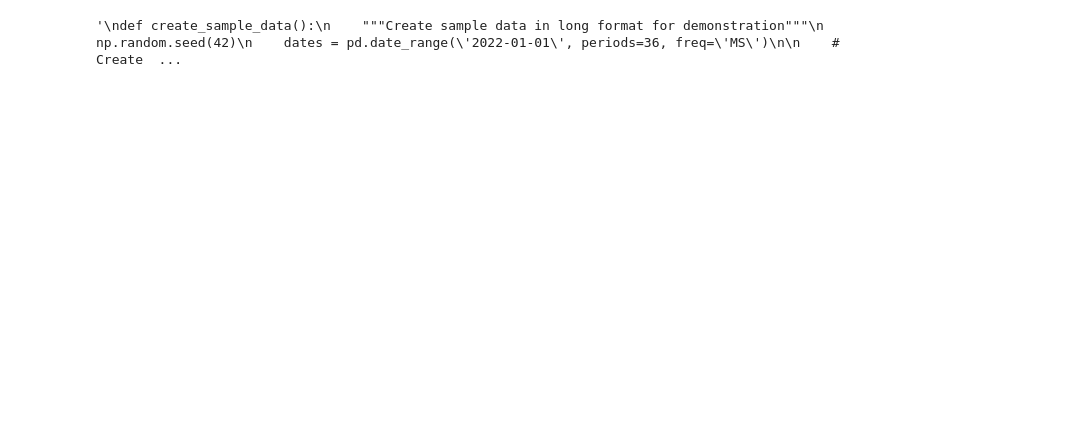
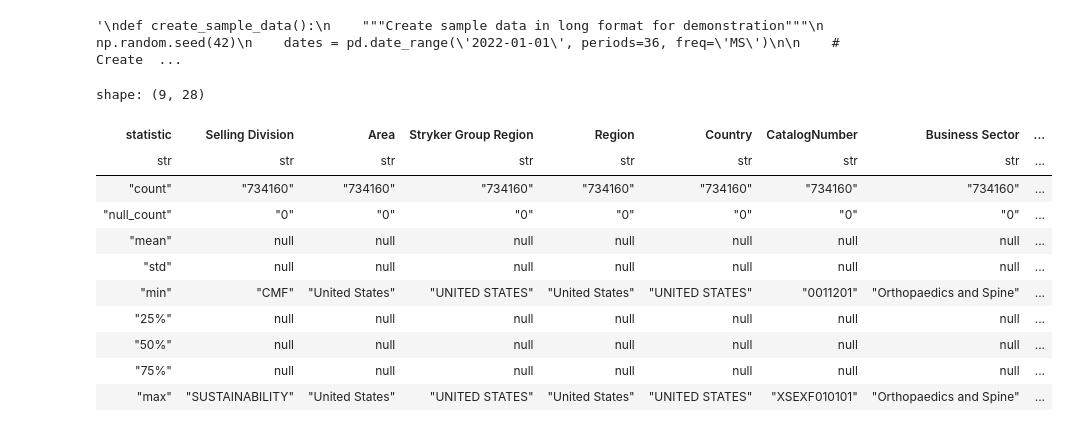
Before and after one commit to mswastik/fcst, a Jupyter notebook: archive/segment.ipynb, the cells around one changed output. Cells and saved outputs as stored; diff of their text form; code cells hidden in the pictures; blank space fills up the shorter version.

```diff
--- a/archive/segment.ipynb
+++ b/archive/segment.ipynb
@@ -624,3 +624,20 @@ for i in analysis.keys():
     dff=dff.with_columns(segment=pl.lit(i))
     ff=pl.concat([ff,dff],how='diagonal_relaxed')
 ff.write_csv("analysis.csv")
+# %%
+import polars as pl
+df=pl.read_parquet(r"C:\Users\smishra14\setup\repos\fcst\data\Trauma.parquet")
+df.describe()
+# %% [output]
+shape: (9, 28)
+| statistic | Selling Division | Area | Stryker Group Region | Region | Country | CatalogNumber | Business Sector | ... |
+| str | str | str | str | str | str | str | str | ... |
+| "count" | "734160" | "734160" | "734160" | "734160" | "734160" | "734160" | "734160" | ... |
+| "null_count" | "0" | "0" | "0" | "0" | "0" | "0" | "0" | ... |
+| "mean" | null | null | null | null | null | null | null | ... |
+| "std" | null | null | null | null | null | null | null | ... |
+| "min" | "CMF" | "United States" | "UNITED STATES" | "United States" | "UNITED STATES" | "0011201" | "Orthopaedics and Spine" | ... |
+| "25%" | null | null | null | null | null | null | null | ... |
+| "50%" | null | null | null | null | null | null | null | ... |
+| "75%" | null | null | null | null | null | null | null | ... |
+| "max" | "SUSTAINABILITY" | "United States" | "UNITED STATES" | "United States" | "UNITED STATES" | "XSEXF010101" | "Orthopaedics and Spine" | ... |
```
Also changed, not shown: parts of 3 cells of this notebook, 12 other files.
